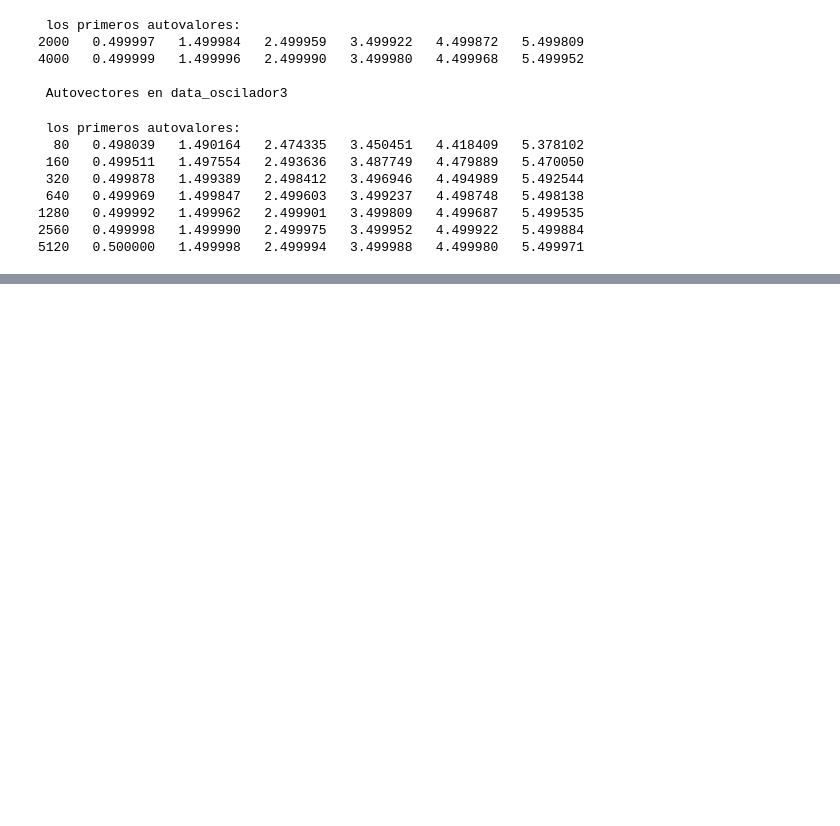
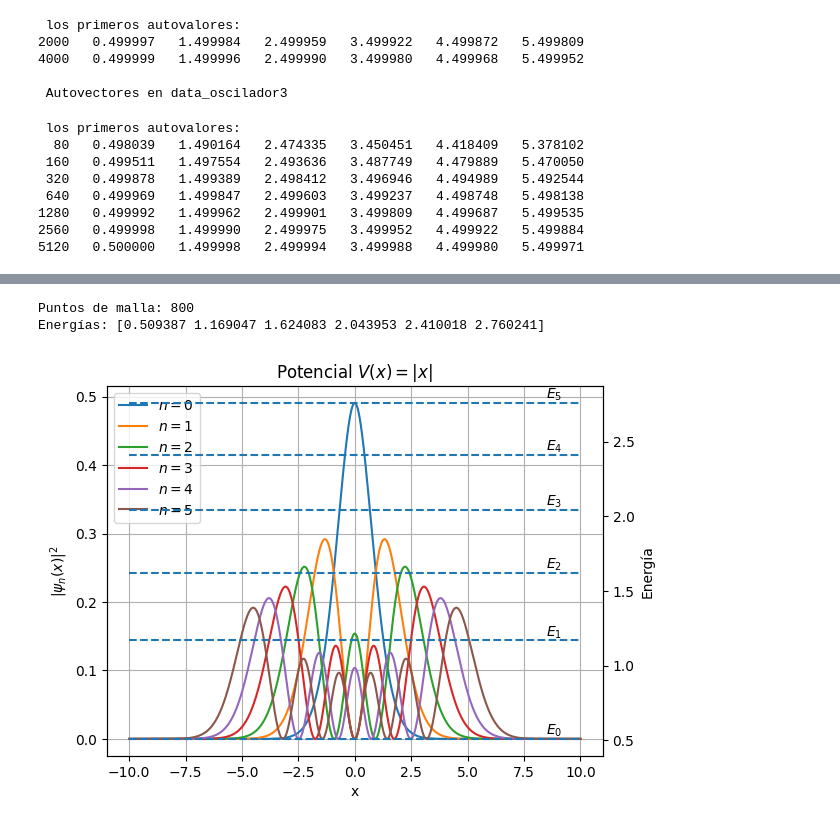
Before and after one commit to campereza043/MFC2026, a Jupyter notebook: 3.EDPs/Codigos_Fortran/plot.ipynb, the cells around one changed output, grey strips where cells are left out. Cells and saved outputs as stored; diff of their text form; code cells hidden in the pictures; blank space fills up the shorter version.

```diff
--- a/3.EDPs/Codigos_Fortran/plot.ipynb
+++ b/3.EDPs/Codigos_Fortran/plot.ipynb
@@ -112,0 +231,53 @@ Interactive slider created and linked successfully.
+# %%
+import numpy as np
+import matplotlib.pyplot as plt
+
+# --- Leer primera línea manualmente ---
+with open("data_Abs", "r") as f:
+    first_line = f.readline()
+
+values = first_line.split()
+
+N_points = int(values[1])
+energies = np.array(values[2:], dtype=float)
+
+print("Puntos de malla:", N_points)
+print("Energías:", energies)
+
+# --- Leer datos ---
+data = np.loadtxt("data_Abs")
+
+x = data[:, 0]
+
+# Crear figura
+fig, ax1 = plt.subplots()
+
+# -------- Funciones de onda ----------
+for i in range(1, 7):
+    ax1.plot(x, data[:, i], label=f"$n={i-1}$")
+
+ax1.set_xlabel("x")
+ax1.set_ylabel(r"$|\psi_n(x)|^2$")
+ax1.grid()
+
+# -------- Energías ----------
+ax2 = ax1.twinx()
+
+for n, E in enumerate(energies):
+    ax2.hlines(E, xmin=x.min(), xmax=x.max(),
+               linestyles="dashed")
+
+    ax2.text(x.max()*0.85, E,
+             rf"$E_{n}$",
+             verticalalignment='bottom')
+
+ax2.set_ylabel("Energía")
+
+ax1.legend(loc="upper left")
+plt.title(r"Potencial $V(x)=|x|$")
+
+plt.show()
+# %% [output]
+Puntos de malla: 800
+Energías: [0.509387 1.169047 1.624083 2.043953 2.410018 2.760241]
+[figure, added]
```
Also changed, not shown: parts of 8 cells of this notebook, 8 other files.
